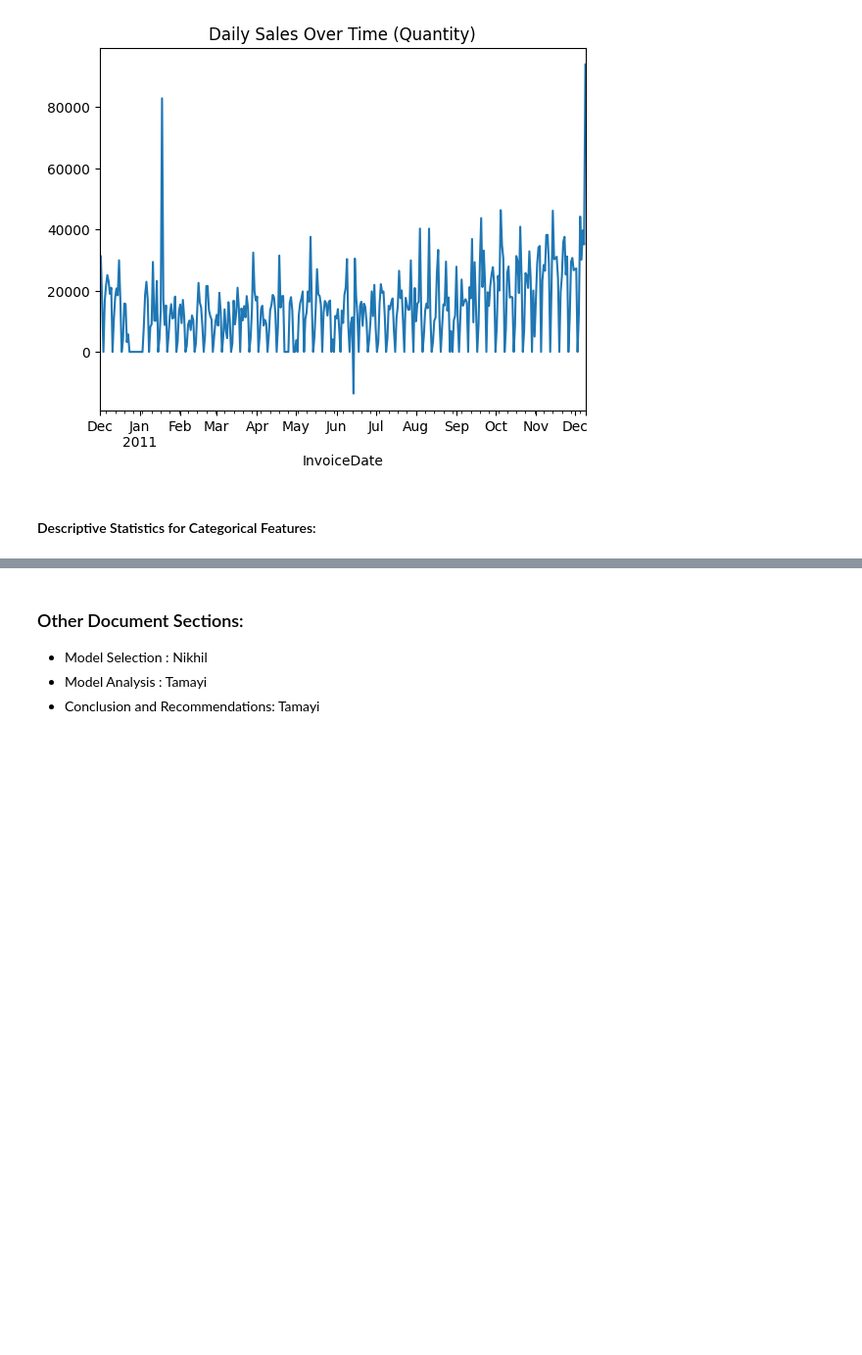
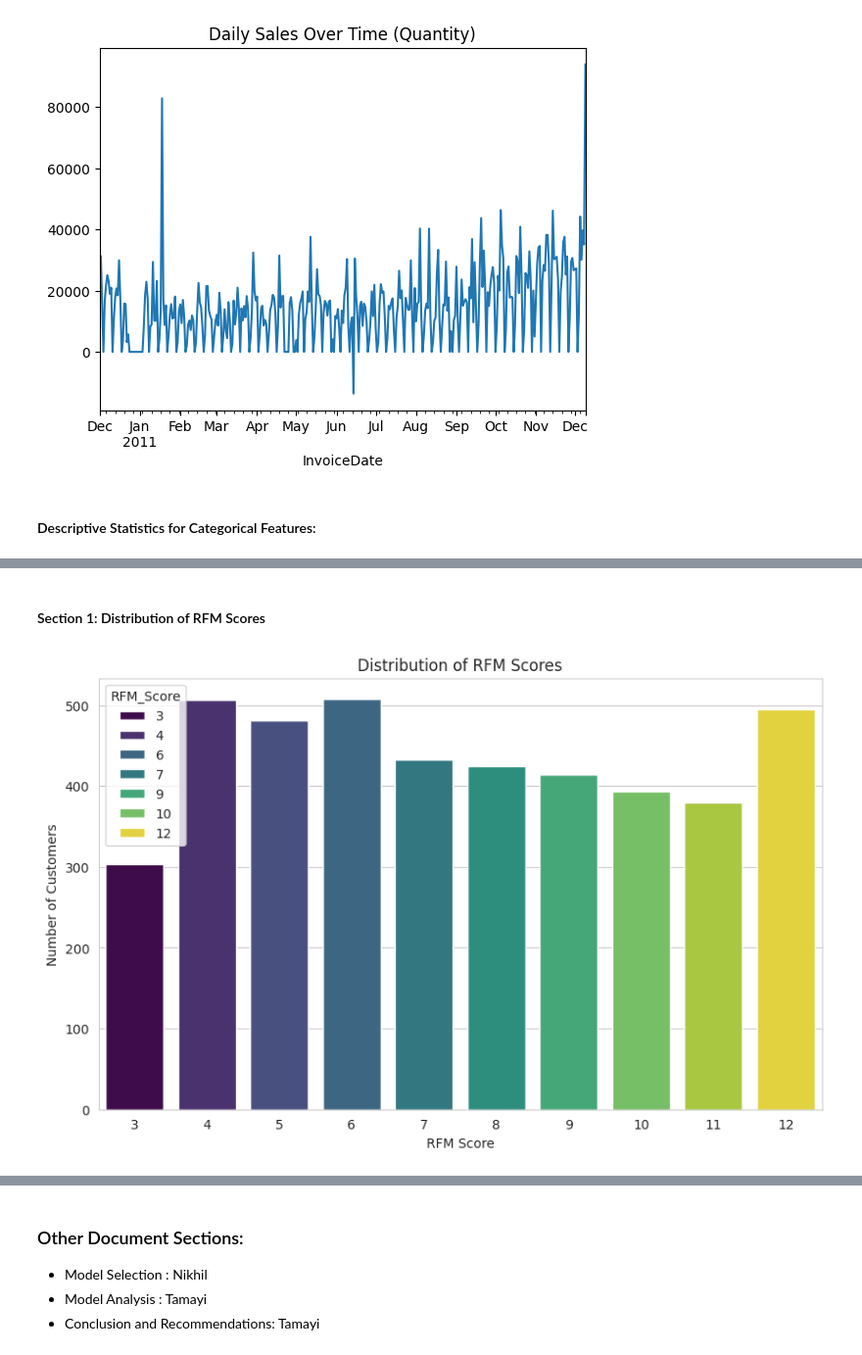
Before and after one commit to nbembi/AA_500_USD_Group9_CustomerSegmentation, a Jupyter notebook: Team_9_Notebook.ipynb, the cells around one changed output, grey strips where cells are left out. Shown at 98% size. Drawn from its saved outputs; the diff is of its cells as text; code cells hidden in the pictures; blank space fills up the shorter version.

Commit message:
Added additional RFM scores analysis

```diff
--- a/Team_9_Notebook.ipynb
+++ b/Team_9_Notebook.ipynb
@@ -107,11 +111,13 @@ Even though the dataset has no missing values, we need to:
 # Convert InvoiceDate to datetime
 df['InvoiceDate'] = pd.to_datetime(df['InvoiceDate'])
 
-# Convert CustomerID to string (categorical)
-df['CustomerID'] = df['CustomerID'].astype(str)
+# Convert CustomerID to string (categorical) and remove '.0'
+df['CustomerID'] = df['CustomerID'].astype(str).str.replace(r'\.0$', '', regex=True)
 
 # Identify cancellations
 df['IsCancelled'] = df['InvoiceNo'].str.startswith('C')
 
 # Calculate TotalPrice
 df['TotalPrice'] = df['Quantity'] * df['UnitPrice']
+
+print(df.head())
@@ -363,0 +489,12 @@ Cancellations: 0
+# %% [markdown]
+#### Section 1: Distribution of RFM Scores
+# %%
+plt.figure()
+sns.countplot(x='RFM_Score', data=rfm, palette='viridis', hue='RFM_Score')
+plt.title('Distribution of RFM Scores')
+plt.xlabel('RFM Score')
+plt.ylabel('Number of Customers')
+plt.show()
+plt.close()
+# %% [output]
+[figure, added]
```
Also changed, not shown: parts of 33 cells of this notebook.
